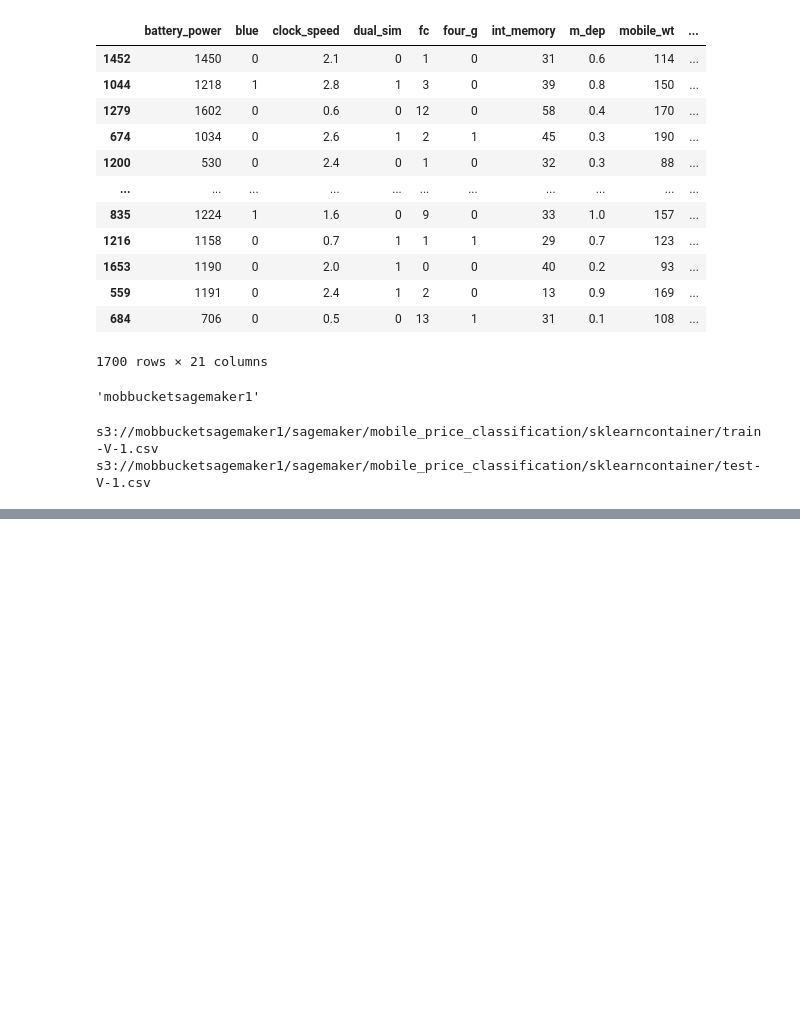
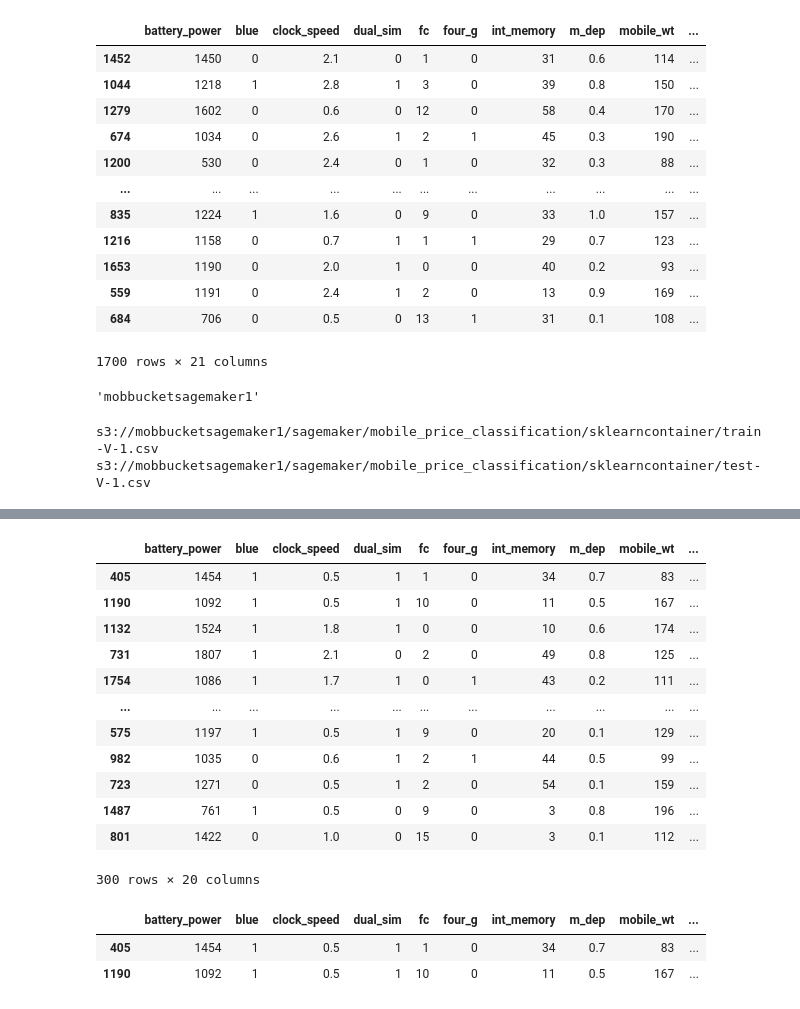
Before and after one commit to balututa/sagemaker, a Jupyter notebook: research.ipynb, the cells around one changed output, grey strips where cells are left out. Drawn from its saved outputs; the diff is of its cells as text; code cells hidden in the pictures; blank space fills up the shorter version.

```diff
--- a/research.ipynb
+++ b/research.ipynb
@@ -169,0 +368,22 @@ s3://mobbucketsagemaker1/sagemaker/mobile_price_classification/sklearncontainer/
+# %%
+testX[features]
+# %% [output]
+|  | battery_power | blue | clock_speed | dual_sim | fc | four_g | int_memory | m_dep | mobile_wt | ... |
+| 405 | 1454 | 1 | 0.5 | 1 | 1 | 0 | 34 | 0.7 | 83 | ... |
+| 1190 | 1092 | 1 | 0.5 | 1 | 10 | 0 | 11 | 0.5 | 167 | ... |
+| 1132 | 1524 | 1 | 1.8 | 1 | 0 | 0 | 10 | 0.6 | 174 | ... |
+| 731 | 1807 | 1 | 2.1 | 0 | 2 | 0 | 49 | 0.8 | 125 | ... |
+| 1754 | 1086 | 1 | 1.7 | 1 | 0 | 1 | 43 | 0.2 | 111 | ... |
+| ... | ... | ... | ... | ... | ... | ... | ... | ... | ... | ... |
+| 575 | 1197 | 1 | 0.5 | 1 | 9 | 0 | 20 | 0.1 | 129 | ... |
+| 982 | 1035 | 0 | 0.6 | 1 | 2 | 1 | 44 | 0.5 | 99 | ... |
+| 723 | 1271 | 0 | 0.5 | 1 | 2 | 0 | 54 | 0.1 | 159 | ... |
+| 1487 | 761 | 1 | 0.5 | 0 | 9 | 0 | 3 | 0.8 | 196 | ... |
+| 801 | 1422 | 0 | 1.0 | 0 | 15 | 0 | 3 | 0.1 | 112 | ... |
+300 rows × 20 columns
+# %%
+testX[features][0:2]
+# %% [output]
+|  | battery_power | blue | clock_speed | dual_sim | fc | four_g | int_memory | m_dep | mobile_wt | ... |
+| 405 | 1454 | 1 | 0.5 | 1 | 1 | 0 | 34 | 0.7 | 83 | ... |
+| 1190 | 1092 | 1 | 0.5 | 1 | 10 | 0 | 11 | 0.5 | 167 | ... |
```
Also changed, not shown: parts of 13 cells of this notebook, 1 other file.
